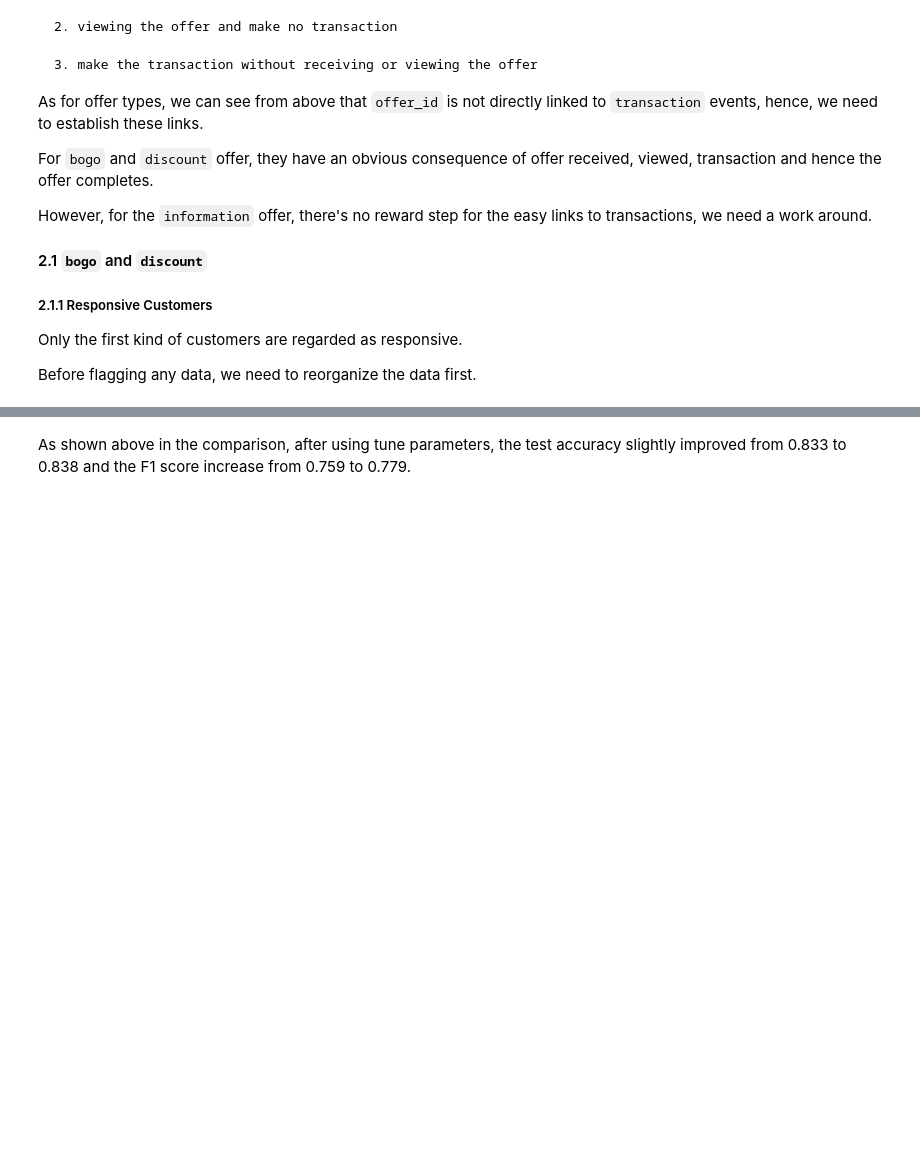
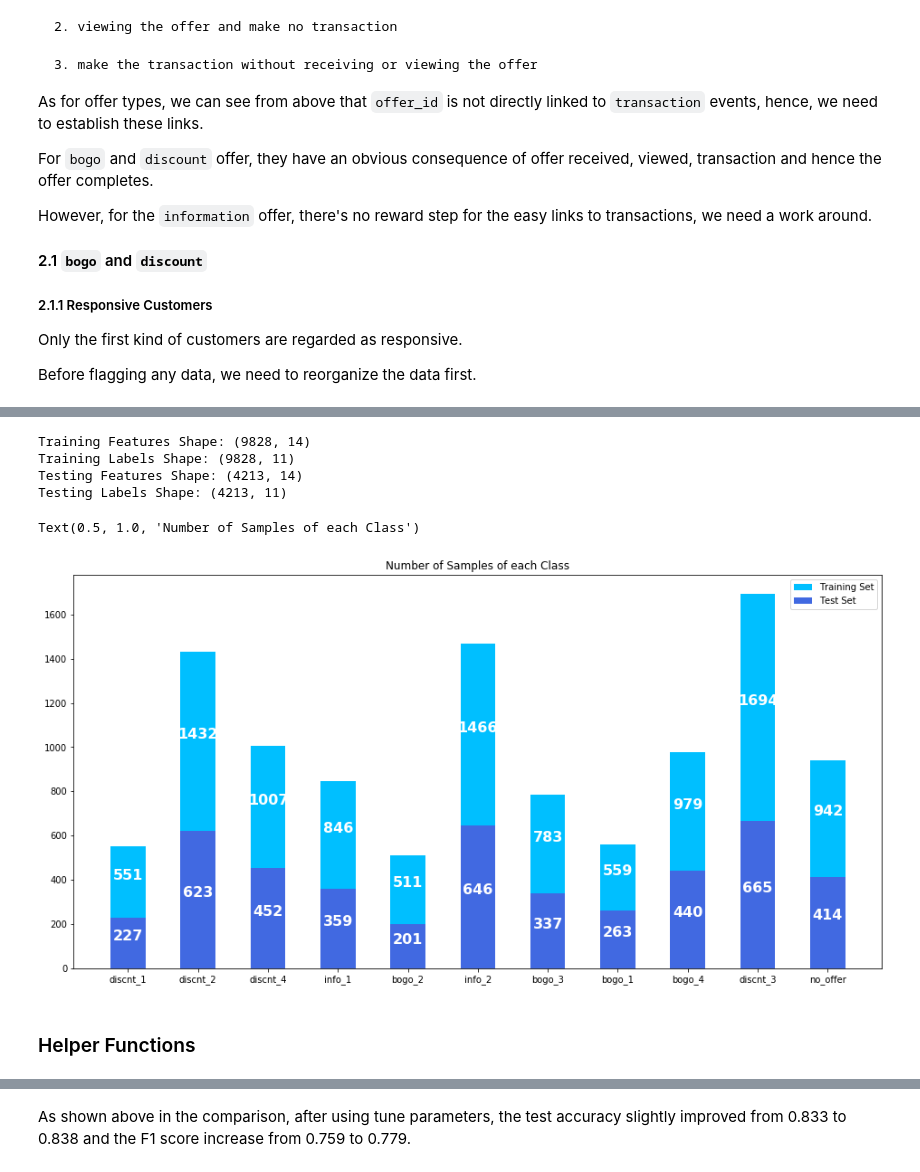
Before and after one commit to EraYJS/starbucks_capstone, a Jupyter notebook: Starbucks_Capstone_notebook.ipynb, the cells around one changed output, grey strips where cells are left out. Cells and saved outputs as stored; diff of their text form; code cells hidden in the pictures; blank space fills up the shorter version.

```diff
--- a/Starbucks_Capstone_notebook.ipynb
+++ b/Starbucks_Capstone_notebook.ipynb
@@ -1602,0 +873,3 @@ bogo RF model:
+# %%
+person_info_df = person_offer_df[person_offer_df['offer_type']=='informational']
+person_bogo_discnt_df = person_offer_df[person_offer_df['offer_type']!='informational']
@@ -1602,0 +940,7 @@ bogo RF model:
+# %%
+one_hot_gender_df = pd.get_dummies(clean_profile['gender'])
+
+clean_profile = pd.concat([clean_profile, one_hot_gender_df], axis=1)
+clean_profile = clean_profile[~np.isnan(clean_profile.offer_amount)]
+
+clean_profile.head()
@@ -1602,0 +985,54 @@ bogo RF model:
+# %%
+#split into training and test sets
+X_train, X_test, y_train, y_test = train_test_split(X, y,
+                                                    test_size=0.3,
+                                                    random_state=36)
+
+print(f'Training Features Shape: {X_train.shape}')
+print(f'Training Labels Shape: {y_train.shape}')
+print(f'Testing Features Shape: {X_test.shape}')
+print(f'Testing Labels Shape: {y_test.shape}')
+# %% [output]
+Training Features Shape: (9828, 14)
+Training Labels Shape: (9828, 11)
+Testing Features Shape: (4213, 14)
+Testing Labels Shape: (4213, 11)
+# %%
+train_cnt = []
+for j in range(11):
+    train_cnt.append(y_train[:, j].sum())
+
+test_cnt = []
+for j in range(11):
+    test_cnt.append(y_test[:, j].sum())
+
+plt.figure(figsize=(16, 8))
+
+ax1 = plt.bar(cls_labels, train_cnt, width=0.5, color='deepskyblue',
+              label='Training Set', align='center')
+ax2 = plt.bar(cls_labels, test_cnt, width=0.5, color='royalblue',
+              label='Test Set', align='center')
+
+for r1, r2 in zip(ax2, ax1):
+    h1 = r1.get_height()
+    h2 = r2.get_height()
+
+    plt.text(r1.get_x() + r1.get_width() / 2.,
+             h1 / 2.,
+             "%d" % h1,
+             ha="center", va="bottom", color="white",
+             fontsize=16, fontweight="bold")
+
+    plt.text(r2.get_x() + r2.get_width() / 2.,
+             h1 + (h2 - h1) / 2.,
+             "%d" % h2,
+             ha="center", va="bottom", color="white",
+             fontsize=16, fontweight="bold")
+
+plt.legend(loc='upper right')
+plt.title('Number of Samples of each Class')
+# %% [output]
+Text(0.5, 1.0, 'Number of Samples of each Class')
+[figure, added]
+# %% [markdown]
+### Helper Functions
```
Also changed, not shown: parts of 149 cells of this notebook.
